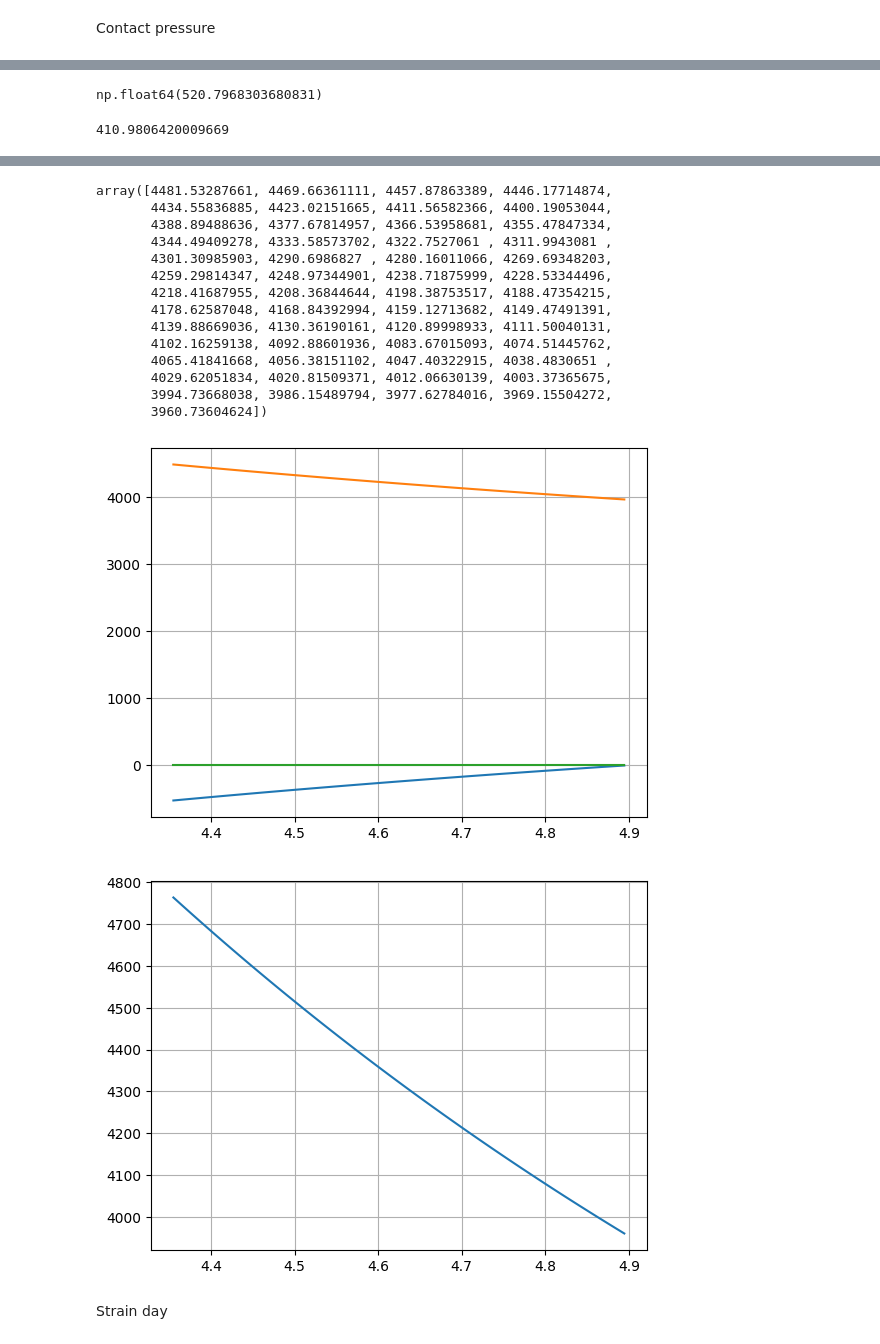
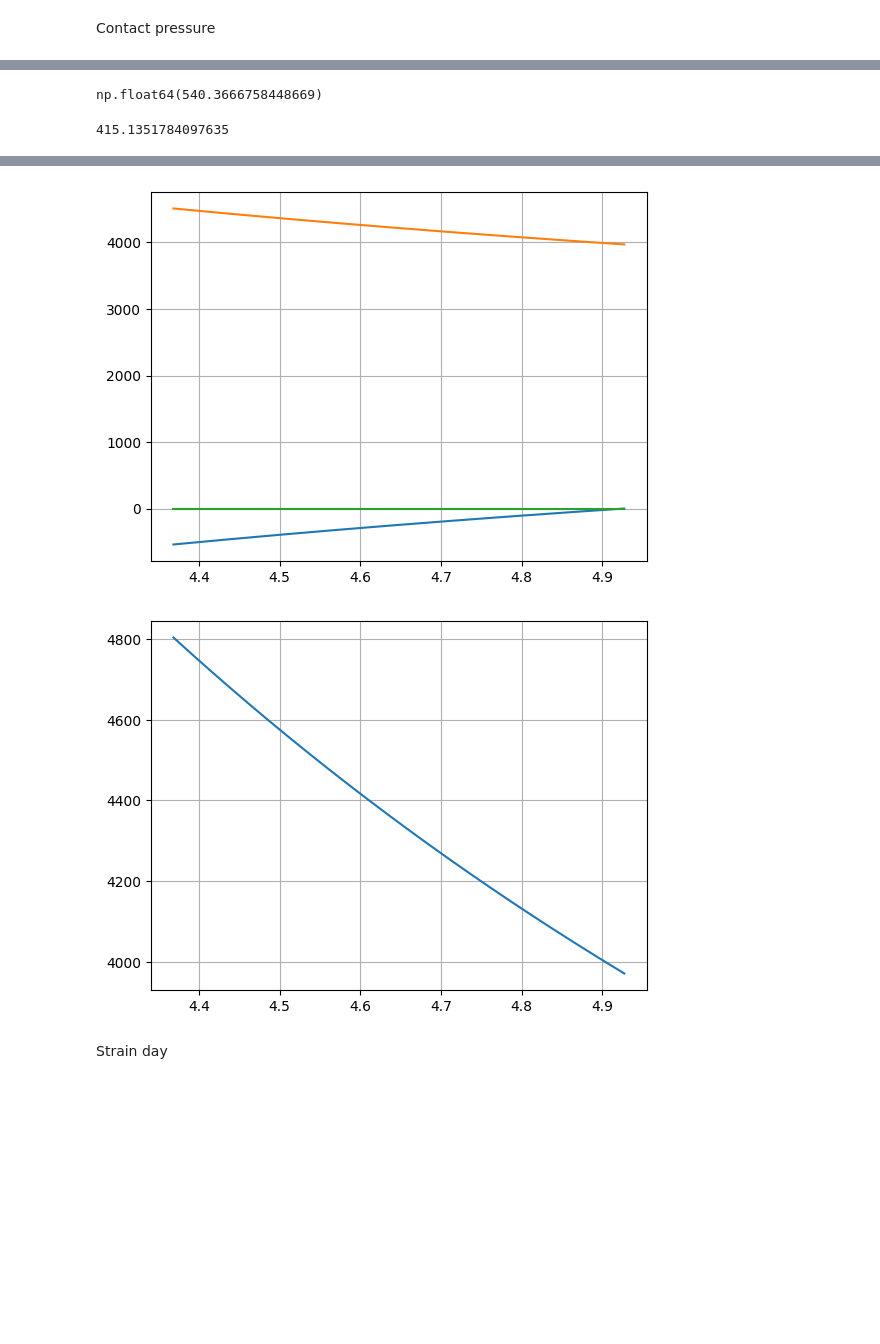
Before and after one commit to Andrea1999Broglia/ASTRID-reactor-fuel-pin-design, a Jupyter notebook: Reactor model.ipynb, the cells around one changed output, grey strips where cells are left out. Saved outputs shown, nothing was run; the diff lists cells and outputs as text; code cells hidden in the pictures; blank space fills up the shorter version.

```diff
--- a/Reactor model.ipynb
+++ b/Reactor model.ipynb
@@ -948,7 +948,7 @@ def swelling_strain(burnup): #(%), burnup in GWd/t
 
 for i in range(len(H)):
 
-    Rfi_new[i]=Rfi_res[i]#*(1+swelling_strain(burnup_final[i])*0.01/3)
+    Rfi_new[i]=Rfi_res[i]*(1+swelling_strain(burnup_final[i])*0.01/3)
     Rfo_new[i]=Rfo_hot[i]*(1+swelling_strain(burnup_final[i])*0.01/3)
     if i<len(H)-1:
         H_swelled[i+1]=H_swelled[i]+(H_expanded[i+1]-H_expanded[i])*(1+swelling_strain(burnup_final[i])*0.01/3)
@@ -1096,15 +1096,17 @@ plt.legend()
 Due to the void swelling of the fuel, eventually the gap between cladding and fuel might close. At each node the contact day between fuel and cladding is calculated.
 # %%
 contact_time=[] #array of day of fuel-cladding contact
+Rci_contact=[]
 
 for i in range(len(H)):
 
     def contact_day(t):
 
-        return Rci_new[i]-Rfo_hot[i]*(1+swelling_strain(burnup_final[i]*t/1440)/100/3)
+        return (Rci_hot[i]*(1+(void_swelling_total[i]*t/1440/3/100)))-Rfo_hot[i]*(1+swelling_strain(burnup_final[i]*t/1440)/100/3)
 
     day=fsolve(contact_day, 100)
     contact_time.append(int(day[0]))
+    Rci_contact.append(Rci_hot[i]*(1+(void_swelling_total[i]*day[0]/1440/3/100)))
 # %% [markdown]
 At this point, the temperature profile of the cladding and the fuel is calcualted again taking into account the contact between cladding and gap in the nodes where it is reached. The power is reduced by 10% to take into account the decrese in linear power.
 # %%
@@ -1395,20 +1398,20 @@ Radial Profile with caldding fuel contact
 # %%
 node=np.where(Tfi_final==max(Tfi_final))[0][0]
 
-r_cladding_PCI=np.linspace(Rco_final[node],     Rci_final[node],      int((Rco_final[node]-Rci_final[node])*1000))
+r_cladding_PCI=np.linspace(Rco_new[node],     Rci_new[node],      int((Rco_new[node]-Rci_new[node])*1000))
 r_fuel_PCI=np.linspace(Rfo_final[node],     R_columnar[node],         int((Rfo_final[node]-R_columnar[node])*1000))
 
-cladding_PCI_profile=integrate.solve_ivp(dTdr_cladding, t_span=(r_cladding_PCI[0], r_cladding_PCI[-1]), t_eval=r_cladding_PCI, y0=[Tco_final[node]], args=(q[node],))
-fuel_PCI_profile_external=integrate.solve_ivp(dTdr_fuelMOX, t_span=(r_fuel_PCI[0], r_fuel_PCI[-1]), t_eval=r_fuel_PCI, y0=[cladding_PCI_profile.y[0][-1]], args=(q[node],0, 1-rhof, x_fissile))
+cladding_PCI_profile=integrate.solve_ivp(dTdr_cladding, t_span=(r_cladding_PCI[0], r_cladding_PCI[-1]), t_eval=r_cladding_PCI, y0=[Tco_final[node]], args=(q[node]*0.9,))
+fuel_PCI_profile_external=integrate.solve_ivp(dTdr_fuelMOX, t_span=(r_fuel_PCI[0], r_fuel_PCI[-1]), t_eval=r_fuel_PCI, y0=[cladding_PCI_profile.y[0][-1]], args=(q[node]*0.9,0, 1-rhof, x_fissile))
 
 r_fuel_PCI=np.delete(r_fuel_PCI, np.where(fuel_PCI_profile_external.y[0]>=1600))
-fuel_PCI_profile_external=integrate.solve_ivp(dTdr_fuelMOX, t_span=(r_fuel_PCI[0], r_fuel_PCI[-1]), t_eval=r_fuel_PCI, y0=[cladding_PCI_profile.y[0][-1]], args=(q[node],0, 1-rhof, x_fissile))
+fuel_PCI_profile_external=integrate.solve_ivp(dTdr_fuelMOX, t_span=(r_fuel_PCI[0], r_fuel_PCI[-1]), t_eval=r_fuel_PCI, y0=[cladding_PCI_profile.y[0][-1]], args=(q[node]*0.9,0, 1-rhof, x_fissile))
 
 Rfi_PCI=math.sqrt((r_fuel_PCI[-1]**2)-rhof*(r_fuel_PCI[-1]**2-Rfi_hot[node]**2))
 
 
 r_columnar_PCI=np.linspace(r_fuel_PCI[-1],  Rfi_PCI, int((R_columnar[node]-Rfi_final[node])*1000))
-fuel_PCI_profile_columnar=integrate.solve_ivp(dTdr_fuelMOX, t_span=(r_columnar_PCI[0], r_columnar_PCI[-1]), t_eval=r_columnar_PCI, y0=[fuel_PCI_profile_external.y[0][-1]],args=(q[node],0, 0, x_fissile))
+fuel_PCI_profile_columnar=integrate.solve_ivp(dTdr_fuelMOX, t_span=(r_columnar_PCI[0], r_columnar_PCI[-1]), t_eval=r_columnar_PCI, y0=[fuel_PCI_profile_external.y[0][-1]],args=(q[node]*0.9,0, 0, x_fissile))
 
 plt.plot(cladding_PCI_profile.t, cladding_PCI_profile.y[0], label="Cladding")
 plt.plot(fuel_PCI_profile_external.t, fuel_PCI_profile_external.y[0], label="Fuel")
@@ -1441,19 +1428,22 @@ NameError: name 'T_contact' is not defined
 # %% [markdown]
 Contact pressure
 # %%
-a=Rfi_val[23]
-b=Rfo_val[23]
-c=Rco_final[23]
+a=Rfi_new[node]
+b=Rfo_new[node]
+c=Rco_final[node]
 
-i=(1/3)*Rfonew[23]*(0.07*(Burnup[23]*(1440-T_contact[23])/1440)/100)
-print(((1000*Young_c(T_c[-1]))**-1*((b**2+c**2)/(c**2-b**2)+1/v_cladding(T_c[-1]))))
-print((Young_f(T_c[-1], Por=0.05)**-1*((a**2+b**2)/(b**2-a**2)-1/v_f)))
-p_contact=(i/b)/(((1000*Young_c(T_c[-1]))**-1*((b**2+c**2)/(c**2-b**2)+1/v_cladding(T_c[-1])))+(Young_f(T_c[-1], Por=0.05)**-1*((a**2+b**2)/(b**2-a**2)-1/v_f)))
+i=(1/3)*Rfo_hot[node]*(0.07*(burnup_final[node]*(1440-contact_time[node])/1440)/100)
+print(i)
+print(cladding_PCI_profile.y[0][-1])
+print(((1000*Young_c(cladding_PCI_profile.y[0][-1]))**-1*((b**2+c**2)/(c**2-b**2)+1/v_cladding(cladding_PCI_profile.y[0][-1]))))
+
+print((Young_f(cladding_PCI_profile.y[0][-1], Por=0.05)**-1*((a**2+b**2)/(b**2-a**2)-1/v_f)))
+p_contact=(i/b)/(((1000*Young_c(cladding_PCI_profile.y[0][-1]))**-1*((b**2+c**2)/(c**2-b**2)+1/v_cladding(cladding_PCI_profile.y[0][-1])))+(Young_f(cladding_PCI_profile.y[0][-1], Por=0.05)**-1*((a**2+b**2)/(b**2-a**2)-1/v_f)))
 
 display(p_contact)
-print(Yield_stress_c(T_c[-1]))
+print(Yield_stress_c(cladding_PCI_profile.y[0][-1]))
 
-rvals=np.flip(sol1.t)
+rvals=np.flip(cladding_PCI_profile.t)
 a,b,r=sp.symbols("a b r")
 sigma_r=a/r**2+b
 
@@ -1470,7 +1460,7 @@ sigma_theta=sigma_r+r*sigma_r.diff(r,1)
 for i in range(len(rvals)):
     sigma_cladding_rm[i]=sigma_r.subs(r, rvals[i])
     sigma_cladding_thetam[i]=sigma_theta.subs(r, rvals[i])
-display(sigma_cladding_rm,sigma_cladding_thetam)
+
 
 plt.figure()
 plt.plot(rvals, sigma_cladding_rm)
@@ -1495,2 +1487,2 @@ plt.grid()
-np.float64(520.7968303680831)
+np.float64(540.3666758448669)
-410.9806420009669
+415.1351784097635
@@ -1511,19 +1489,5 @@ array([-5.20796830e+02, -5.08927565e+02, -4.97142588e+02, -4.85441103e+02,
-array([4481.53287661, 4469.66361111, 4457.87863389, 4446.17714874,
-       4434.55836885, 4423.02151665, 4411.56582366, 4400.19053044,
-       4388.89488636, 4377.67814957, 4366.53958681, 4355.47847334,
-       4344.49409278, 4333.58573702, 4322.7527061 , 4311.9943081 ,
-       4301.30985903, 4290.6986827 , 4280.16011066, 4269.69348203,
-       4259.29814347, 4248.97344901, 4238.71875999, 4228.53344496,
-       4218.41687955, 4208.36844644, 4198.38753517, 4188.47354215,
-       4178.62587048, 4168.84392994, 4159.12713682, 4149.47491391,
-       4139.88669036, 4130.36190161, 4120.89998933, 4111.50040131,
-       4102.16259138, 4092.88601936, 4083.67015093, 4074.51445762,
-       4065.41841668, 4056.38151102, 4047.40322915, 4038.4830651 ,
-       4029.62051834, 4020.81509371, 4012.06630139, 4003.37365675,
-       3994.73668038, 3986.15489794, 3977.62784016, 3969.15504272,
-       3960.73604624])
-[figure, old version]
+[figure, new version]
-[figure, old version]
+[figure, new version]
 # %% [markdown]
 Strain day
 # %%
```
Also changed, not shown: parts of 13 cells of this notebook.
